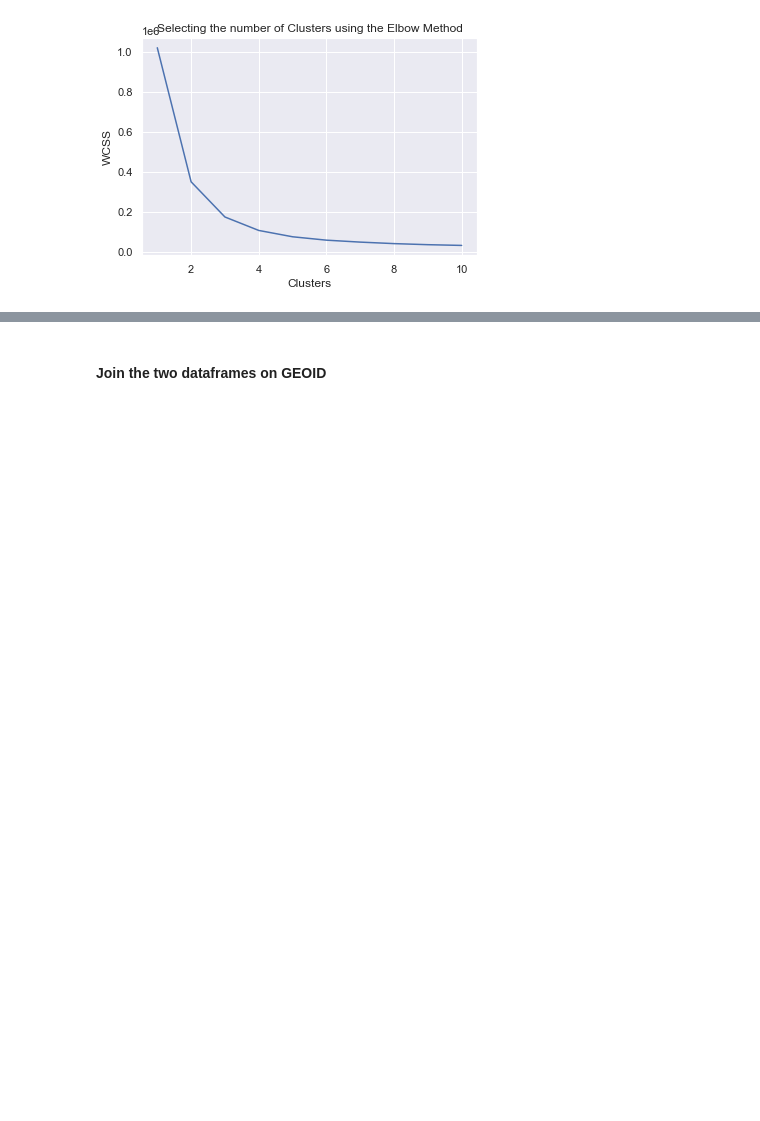
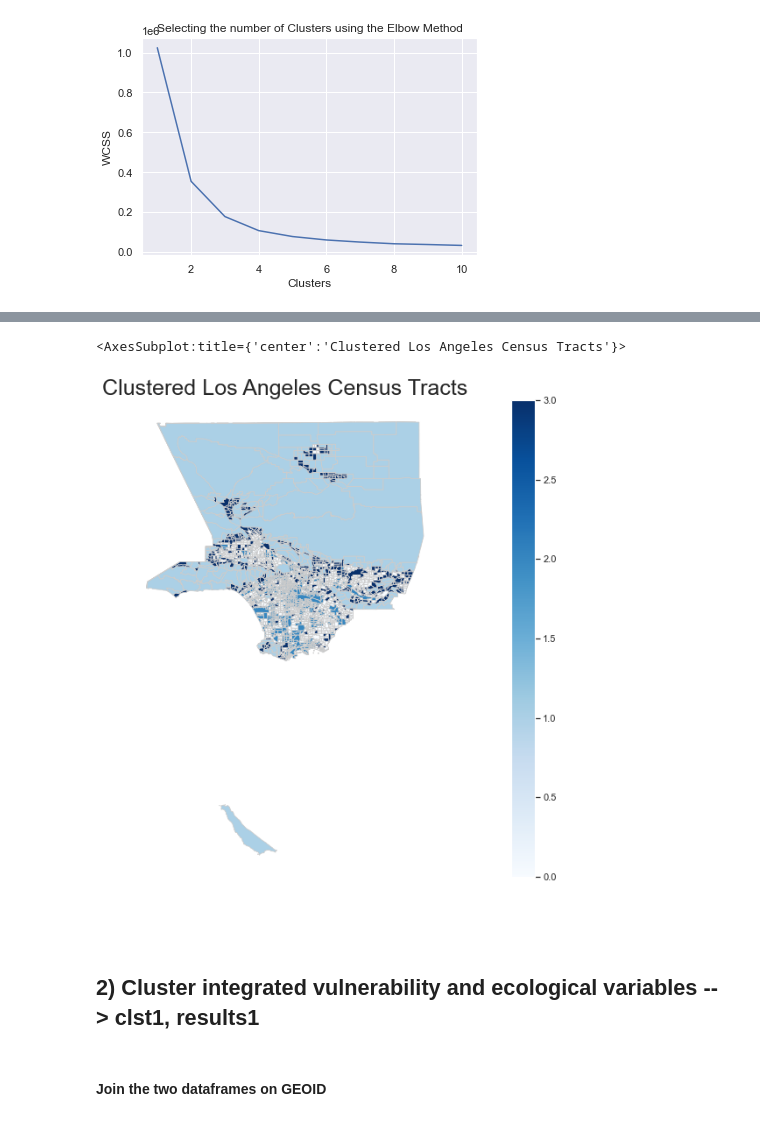
Before and after one commit to janderson5417/earthgrids_v2, a Jupyter notebook: k-means_clustering.ipynb, the cells around one changed output, grey strips where cells are left out. Drawn from its saved outputs; the diff is of its cells as text; code cells hidden in the pictures; blank space fills up the shorter version.

```diff
--- a/k-means_clustering.ipynb
+++ b/k-means_clustering.ipynb
@@ -115,0 +205,3 @@ sns.relplot(x='tree_mean', y='impv_mean', data=test);
+# %%
+results0 = merge0[['GEOID', 'tree_mean', 'land_majority', 'impv_mean', 'dem_mean', 'vul', 'pop2010', 'cluster', 'geometry_x']]
+results0 = results0.rename(columns = {'geometry_x': 'geometry'})
@@ -116,3 +224,44 @@ sns.relplot(x='tree_mean', y='impv_mean', data=test);
+# %%
+results0 = GeoDataFrame(results0)
+# %%
+results0['geometry'] = results0['geometry'].apply(wkt.loads)
+# %%
+results0.__class__ = gpd.GeoDataFrame
+results0.crs = {}
+results0.set_geometry('geometry')
+results0.to_file('data/out/results0.geojson', driver="GeoJSON")
+# %%
+# set the value column that will be visualised
+variable = 'cluster'
+
+# set the range for the choropleth values
+vmin, vmax = 0, 3
+
+# create figure and axes for Matplotlib
+fig, ax = plt.subplots(1, figsize=(30, 10))
+
+# remove the axis
+ax.axis('off')
+
+# add a title and annotation
+ax.set_title('Clustered Los Angeles Census Tracts', fontdict={'fontsize': '25', 'fontweight' : '3'})
+ax.annotate('Data Sources: MRLC.gov and https://healthyplacesindex.org/', xy=(0.6, .05), xycoords='figure fraction', fontsize=12, color='#555555')
+
+# Create colorbar legend
+sm = plt.cm.ScalarMappable(cmap='Blues', norm=plt.Normalize(vmin=vmin, vmax=vmax))
+
+# empty array for the data range
+sm.set_array([]) # or alternatively sm._A = []. Not sure why this step is necessary, but many recommends it
+
+# add the colorbar to the figure
+fig.colorbar(sm)
+# create map
+results0.plot(column=variable, cmap='Blues', linewidth=0.8, ax=ax, edgecolor='0.8')
+# %% [output]
+<AxesSubplot:title={'center':'Clustered Los Angeles Census Tracts'}>
+[figure, added]
+# %% [markdown]
+## 2) Cluster integrated vulnerability and ecological variables --> clst1, results1
 # %% [markdown]
 #### Join the two dataframes on GEOID
 # %%
```
Also changed, not shown: parts of 71 cells of this notebook, 2 other files.
